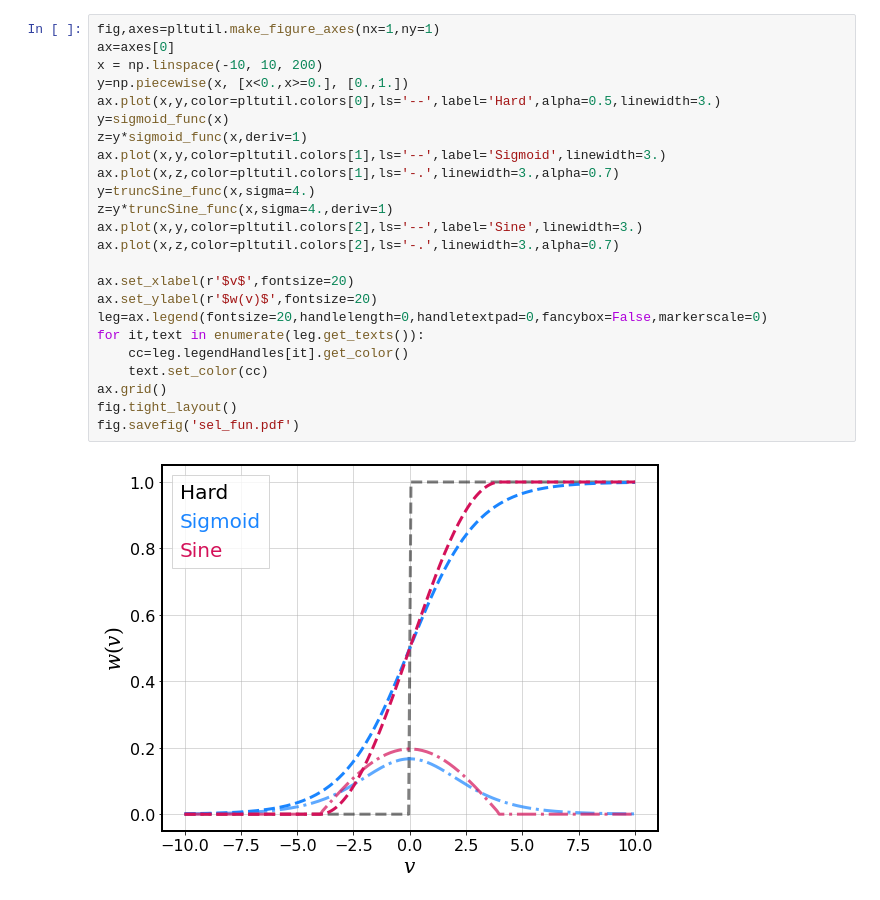
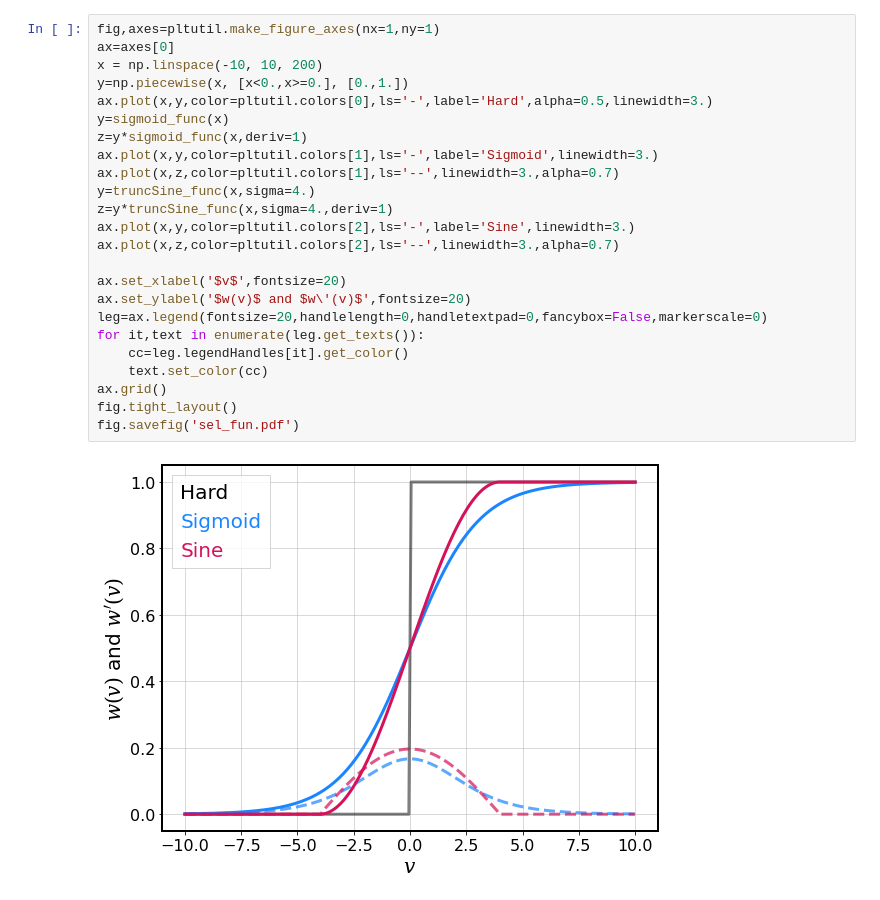
Before and after one commit to mr-superonion/FPFS_notebooks, a Jupyter notebook: ipynb/5_paper_2022/1_theory/2_sigmoid_step_sine.ipynb, the cells around one changed output. Cells and saved outputs as stored; diff of their text form.

```diff
--- a/ipynb/5_paper_2022/1_theory/2_sigmoid_step_sine.ipynb
+++ b/ipynb/5_paper_2022/1_theory/2_sigmoid_step_sine.ipynb
@@ -88,26 +89,26 @@ def get_detbias_list(dets,ells,w_sel,indsl,cutsl,bcutl):
 # %%
 fig,axes=pltutil.make_figure_axes(nx=1,ny=1)
 ax=axes[0]
 x = np.linspace(-10, 10, 200)
 y=np.piecewise(x, [x<0.,x>=0.], [0.,1.])
-ax.plot(x,y,color=pltutil.colors[0],ls='--',label='Hard',alpha=0.5,linewidth=3.)
+ax.plot(x,y,color=pltutil.colors[0],ls='-',label='Hard',alpha=0.5,linewidth=3.)
 y=sigmoid_func(x)
 z=y*sigmoid_func(x,deriv=1)
-ax.plot(x,y,color=pltutil.colors[1],ls='--',label='Sigmoid',linewidth=3.)
-ax.plot(x,z,color=pltutil.colors[1],ls='-.',linewidth=3.,alpha=0.7)
+ax.plot(x,y,color=pltutil.colors[1],ls='-',label='Sigmoid',linewidth=3.)
+ax.plot(x,z,color=pltutil.colors[1],ls='--',linewidth=3.,alpha=0.7)
 y=truncSine_func(x,sigma=4.)
 z=y*truncSine_func(x,sigma=4.,deriv=1)
-ax.plot(x,y,color=pltutil.colors[2],ls='--',label='Sine',linewidth=3.)
-ax.plot(x,z,color=pltutil.colors[2],ls='-.',linewidth=3.,alpha=0.7)
+ax.plot(x,y,color=pltutil.colors[2],ls='-',label='Sine',linewidth=3.)
+ax.plot(x,z,color=pltutil.colors[2],ls='--',linewidth=3.,alpha=0.7)
 
-ax.set_xlabel(r'$v$',fontsize=20)
-ax.set_ylabel(r'$w(v)$',fontsize=20)
+ax.set_xlabel('$v$',fontsize=20)
+ax.set_ylabel('$w(v)$ and $w\'(v)$',fontsize=20)
 leg=ax.legend(fontsize=20,handlelength=0,handletextpad=0,fancybox=False,markerscale=0)
 for it,text in enumerate(leg.get_texts()):
     cc=leg.legendHandles[it].get_color()
     text.set_color(cc)
 ax.grid()
 fig.tight_layout()
 fig.savefig('sel_fun.pdf')
 # %% [output]
-[figure, old version]
+[figure, new version]
```
Also changed, not shown: parts of 1 cell of this notebook, 30 other files.
